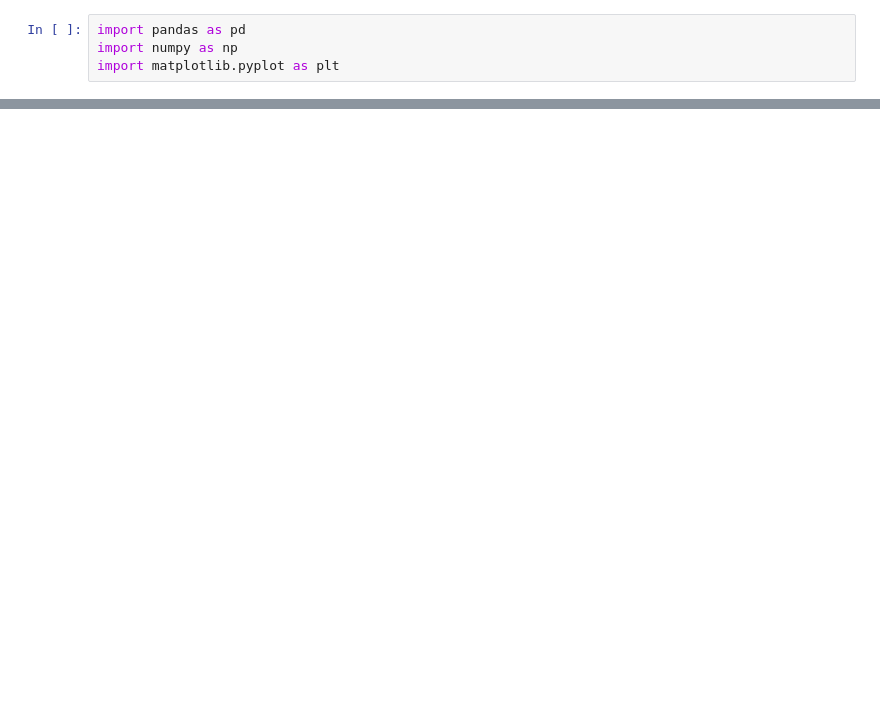
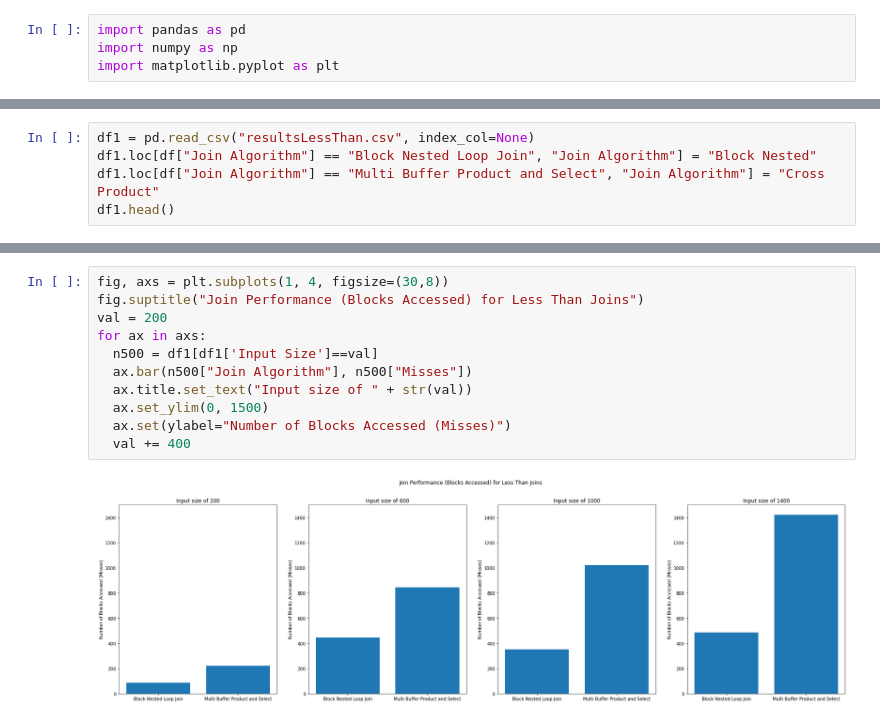
Before and after one commit to A-Wadhwani/CS448-Project2, a Jupyter notebook: CS448_Project_2_Analysis.ipynb, the cells around one changed output, grey strips where cells are left out. Saved outputs shown, nothing was run; the diff lists cells and outputs as text; blank space fills up the shorter version.

```diff
--- a/CS448_Project_2_Analysis.ipynb
+++ b/CS448_Project_2_Analysis.ipynb
@@ -59,0 +62,5 @@ for ax in axs:
+# %%
+df1 = pd.read_csv("resultsLessThan.csv", index_col=None)
+df1.loc[df["Join Algorithm"] == "Block Nested Loop Join", "Join Algorithm"] = "Block Nested"
+df1.loc[df["Join Algorithm"] == "Multi Buffer Product and Select", "Join Algorithm"] = "Cross Product"
+df1.head()
@@ -59,0 +74,13 @@ for ax in axs:
+# %%
+fig, axs = plt.subplots(1, 4, figsize=(30,8))
+fig.suptitle("Join Performance (Blocks Accessed) for Less Than Joins")
+val = 200
+for ax in axs:
+  n500 = df1[df1['Input Size']==val]
+  ax.bar(n500["Join Algorithm"], n500["Misses"])
+  ax.title.set_text("Input size of " + str(val))
+  ax.set_ylim(0, 1500)
+  ax.set(ylabel="Number of Blocks Accessed (Misses)")
+  val += 400
+# %% [output]
+[figure, added]
```
Also changed, not shown: parts of 7 cells of this notebook.
